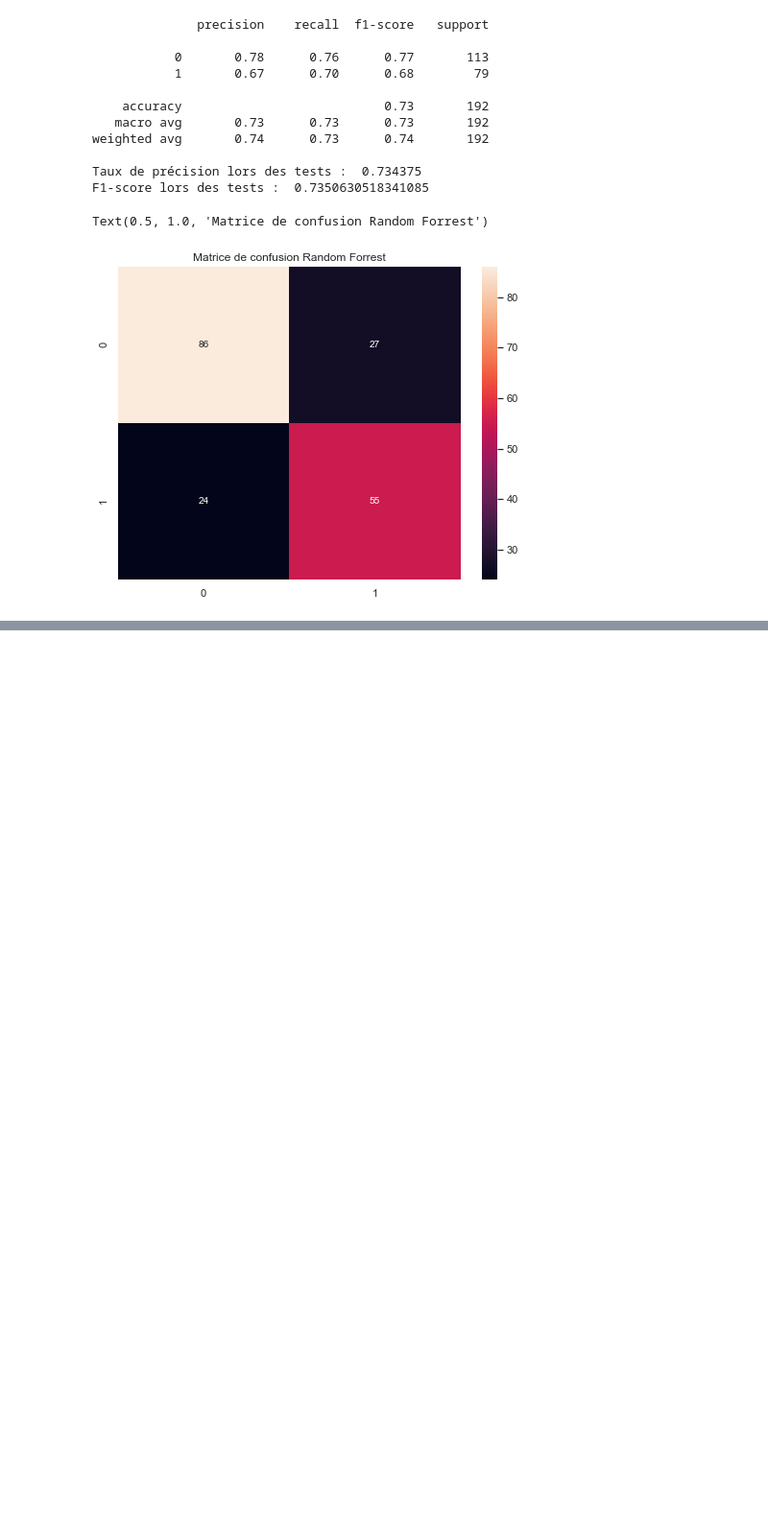
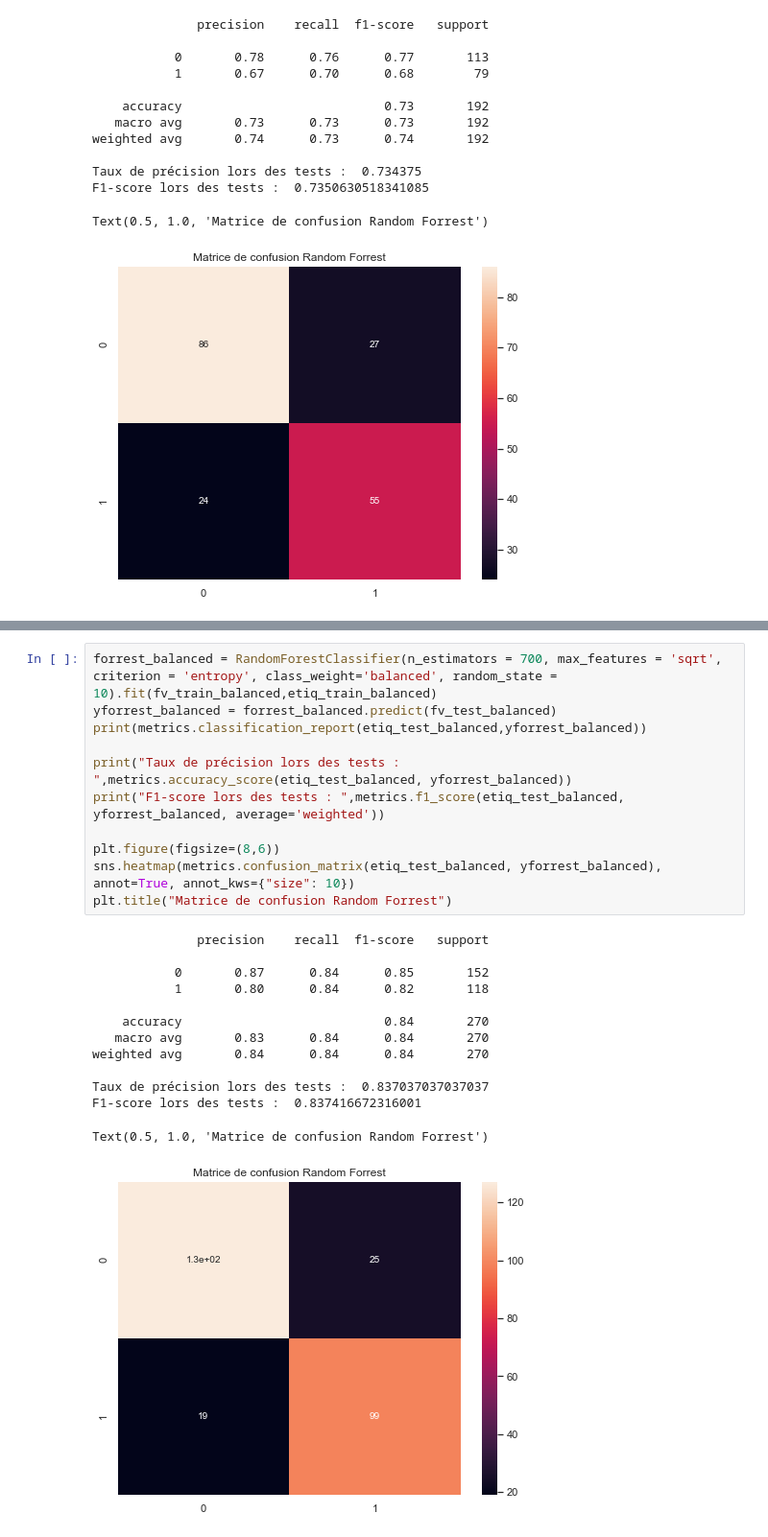
Before and after one commit to MohamedNennouche/pima-diabetes, a Jupyter notebook: pima-notebook.ipynb, the cells around one changed output, grey strips where cells are left out. Shown at 96% size. Saved outputs shown, nothing was run; the diff lists cells and outputs as text; blank space fills up the shorter version.

```diff
--- a/pima-notebook.ipynb
+++ b/pima-notebook.ipynb
@@ -475,0 +556,25 @@ Text(0.5, 1.0, 'Matrice de confusion Random Forrest')
+# %%
+forrest_balanced = RandomForestClassifier(n_estimators = 700, max_features = 'sqrt', criterion = 'entropy', class_weight='balanced', random_state = 10).fit(fv_train_balanced,etiq_train_balanced)
+yforrest_balanced = forrest_balanced.predict(fv_test_balanced)
+print(metrics.classification_report(etiq_test_balanced,yforrest_balanced))
+
+print("Taux de précision lors des tests : ",metrics.accuracy_score(etiq_test_balanced, yforrest_balanced))
+print("F1-score lors des tests : ",metrics.f1_score(etiq_test_balanced, yforrest_balanced, average='weighted'))
+
+plt.figure(figsize=(8,6))
+sns.heatmap(metrics.confusion_matrix(etiq_test_balanced, yforrest_balanced), annot=True, annot_kws={"size": 10})
+plt.title("Matrice de confusion Random Forrest")
+# %% [output]
+              precision    recall  f1-score   support
+
+           0       0.87      0.84      0.85       152
+           1       0.80      0.84      0.82       118
+
+    accuracy                           0.84       270
+   macro avg       0.83      0.84      0.84       270
+weighted avg       0.84      0.84      0.84       270
+
+Taux de précision lors des tests :  0.837037037037037
+F1-score lors des tests :  0.837416672316001
+Text(0.5, 1.0, 'Matrice de confusion Random Forrest')
+[figure, added]
```
Also changed, not shown: parts of 7 cells of this notebook, 2 other files.
